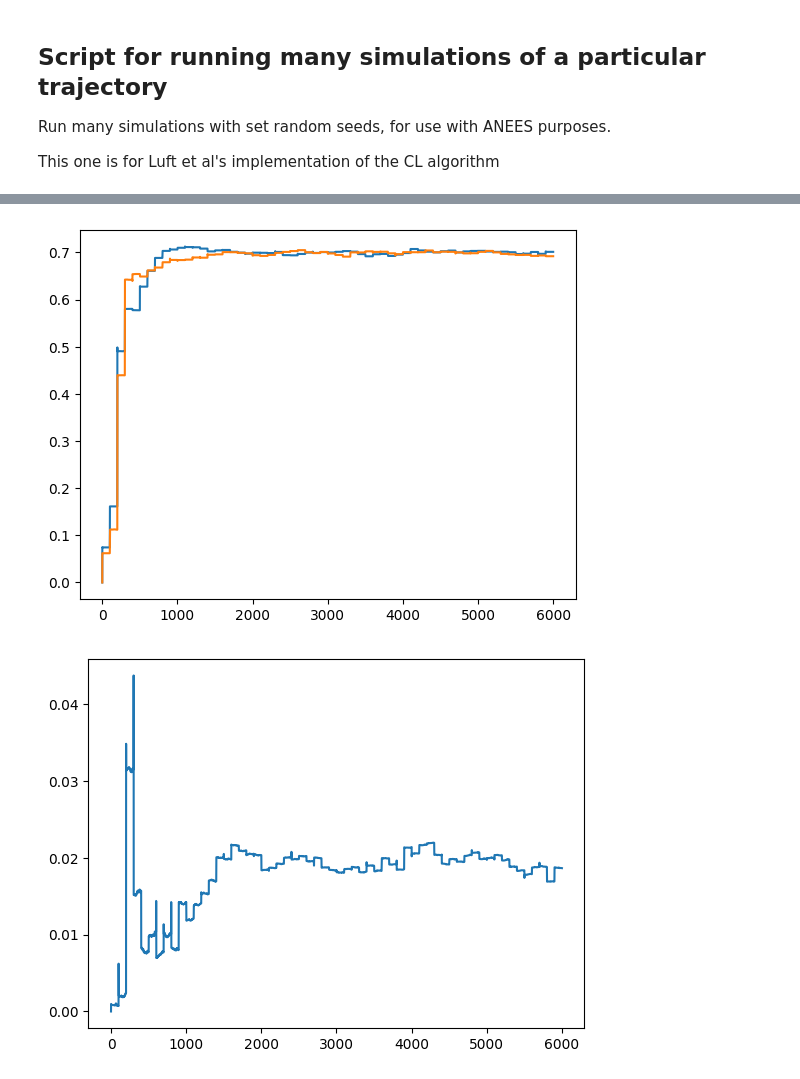
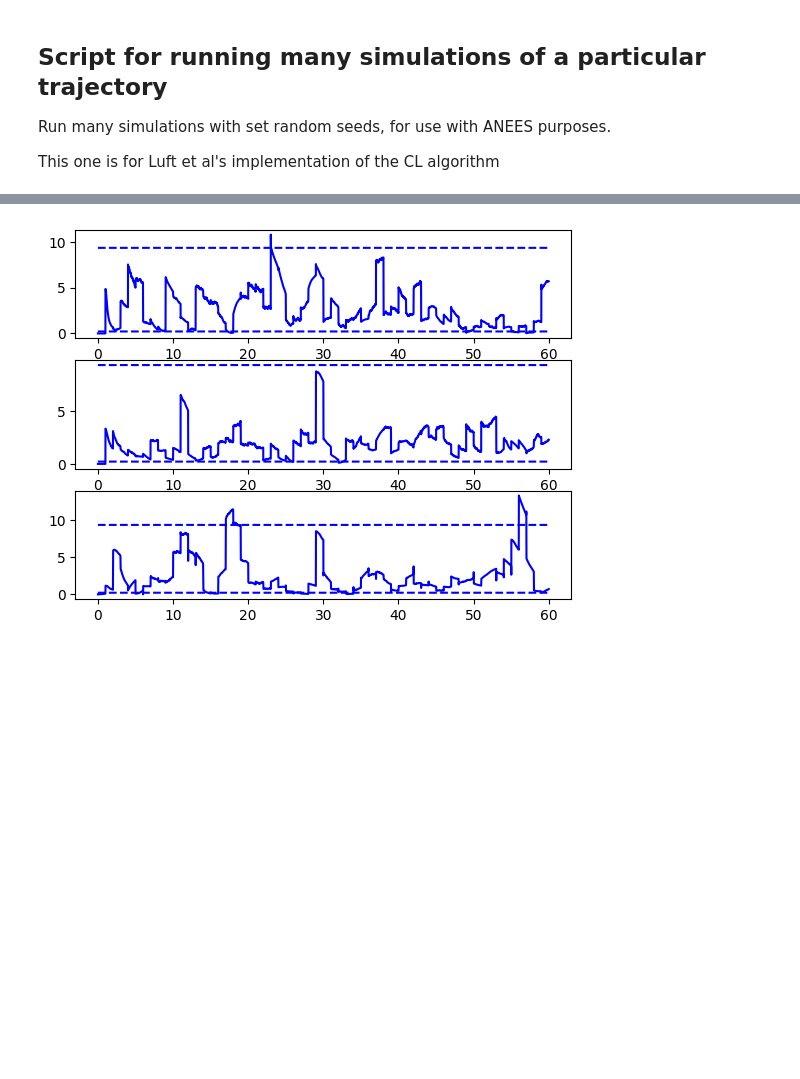
Before and after one commit to MarcusLariJ/UWB_Rasberry, a Jupyter notebook: Sim/run_anees.ipynb, the cells around one changed output, grey strips where cells are left out. Saved outputs shown, nothing was run; the diff lists cells and outputs as text; code cells hidden in the pictures; blank space fills up the shorter version.

Commit message:
added ANEES support

```diff
--- a/Sim/run_anees.ipynb
+++ b/Sim/run_anees.ipynb
@@ -139,45 +137,30 @@ anchor2.draw_position(ax, color='cyan')
 # %%
 # Plot metrics:
-
-# Plot the bias states:
-x_log2plot = x_logL3
-# For acc:
-plt.figure()
-plt.plot(x_log2plot[9,:])
-plt.plot(x_log2plot[10,:])
-plt.figure()
-plt.plot(x_log2plot[8,:])
-
-# Plot the innovation process of IMU:
-fig, ax2 = plt.subplots()
-rp.plot_innovation(ax2, inno_log[1,:], R_a, dt=dt, color='red')
-rp.plot_innovation(ax2, inno_log[0,:], R_w, dt=dt)
-fig, ax3 = plt.subplots()
-rp.plot_innovation(ax3, inno_pos2[0,:], R_b, dt=dt)
-rp.plot_innovation(ax3, inno_pos2[1,:], R_r, dt=dt, color='red')
-
-# NEES analysis
+# ANEES analysis
 # If higher than confidence interval, then the estimate is overconfident
 fig, axs2 = plt.subplots(3)
+anees_sel = np.array([[True],[False],[False]])
 pos_ind = [0, 2, 3]
-rp.plot_NEES(axs2[0],
+rp.plot_ANEES(axs2[0],
              x_est=x_logL1[pos_ind,:],
              x_true=robotL1.path[:3,:],
              P=P_logL1[np.ix_(pos_ind, pos_ind)],
+             rad_sel=anees_sel,
              dt=dt,
              prob=0.95)
-rp.plot_NEES(axs2[1],
+rp.plot_ANEES(axs2[1],
              x_est=x_logL2[pos_ind,:],
              x_true=robotL2.path[:3,:],
              P=P_logL2[np.ix_(pos_ind, pos_ind)],
+             rad_sel=anees_sel,
              dt=dt,
              prob=0.95)
-rp.plot_NEES(axs2[2],
+rp.plot_ANEES(axs2[2],
              x_est=x_logL3[pos_ind,:],
              x_true=robotL3.path[:3,:],
              P=P_logL3[np.ix_(pos_ind, pos_ind)],
+             rad_sel=anees_sel,
              dt=dt,
              prob=0.95)
 # %% [output]
-[figure, old version]
+[figure, new version]
-[figure, removed]
```
Also changed, not shown: parts of 9 cells of this notebook, 5 other files.
